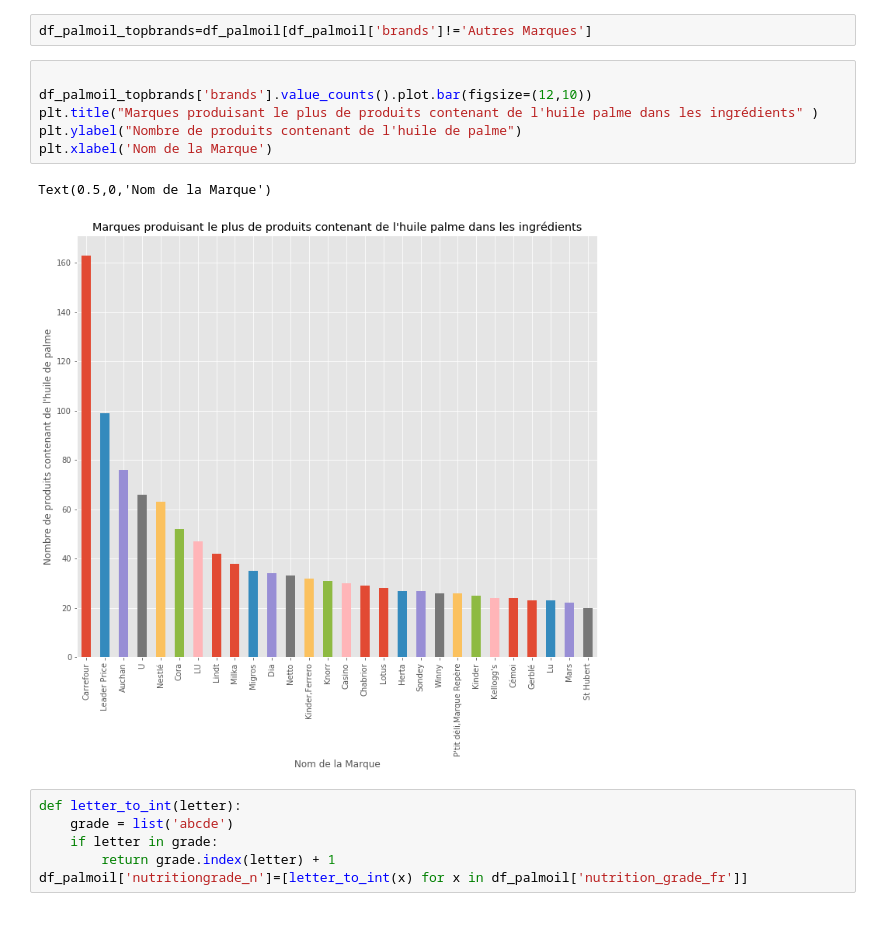
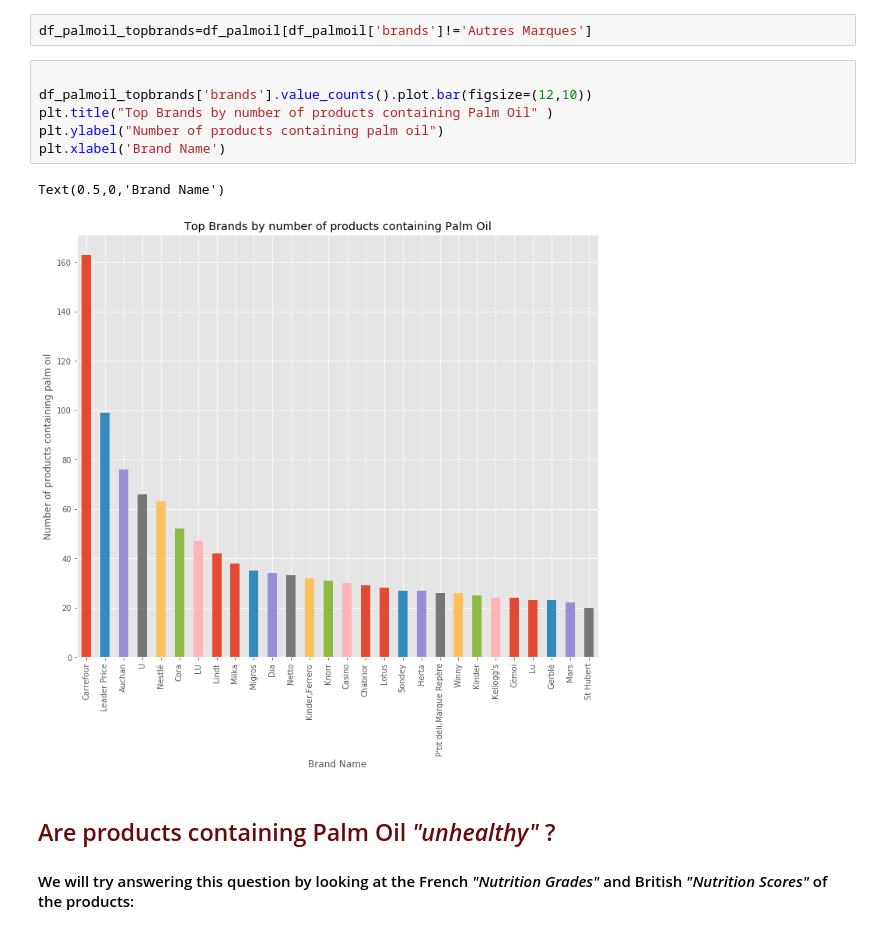
Before and after one commit to reda-bel/NutritionNotebook, a Jupyter notebook: Exploration_Foodfacts.ipynb, the cells around one changed output. Cells and saved outputs as stored; diff of their text form.

```diff
--- a/Exploration_Foodfacts.ipynb
+++ b/Exploration_Foodfacts.ipynb
@@ -132,21 +147,18 @@ for x in df_palmoil['brands'].unique():
         df_palmoil['brands'].replace(to_replace=x,value='Autres Marques',inplace=True)
 # %%
 df_palmoil_topbrands=df_palmoil[df_palmoil['brands']!='Autres Marques']
-# %%
-
-df_palmoil_topbrands['brands'].value_counts().plot.bar(figsize=(12,10))
-plt.title("Marques produisant le plus de produits contenant de l'huile palme dans les ingrédients" )
-plt.ylabel("Nombre de produits contenant de l'huile de palme")
-plt.xlabel('Nom de la Marque')
-# %% [output]
-Text(0.5,0,'Nom de la Marque')
-[figure, removed]
-# %%
-def letter_to_int(letter):
-    grade = list('abcde')
-    if letter in grade:
-        return grade.index(letter) + 1
-df_palmoil['nutritiongrade_n']=[letter_to_int(x) for x in df_palmoil['nutrition_grade_fr']]
+# %%
+
+df_palmoil_topbrands['brands'].value_counts().plot.bar(figsize=(12,10))
+plt.title("Top Brands by number of products containing Palm Oil" )
+plt.ylabel("Number of products containing palm oil")
+plt.xlabel('Brand Name')
+# %% [output]
+Text(0.5,0,'Brand Name')
+[figure, added]
+# %% [markdown]
+## <span style="color:#680a0a">Are products containing Palm Oil _"unhealthy"_ ? </span>
+#### We will try answering this question by looking at the French _"Nutrition Grades"_ and British _"Nutrition Scores"_ of the products:
 # %%
 fig, ax = plt.subplots()
 labels= 'E','D','C','B','A'
```
Also changed, not shown: parts of 24 cells of this notebook, 1 other file.
